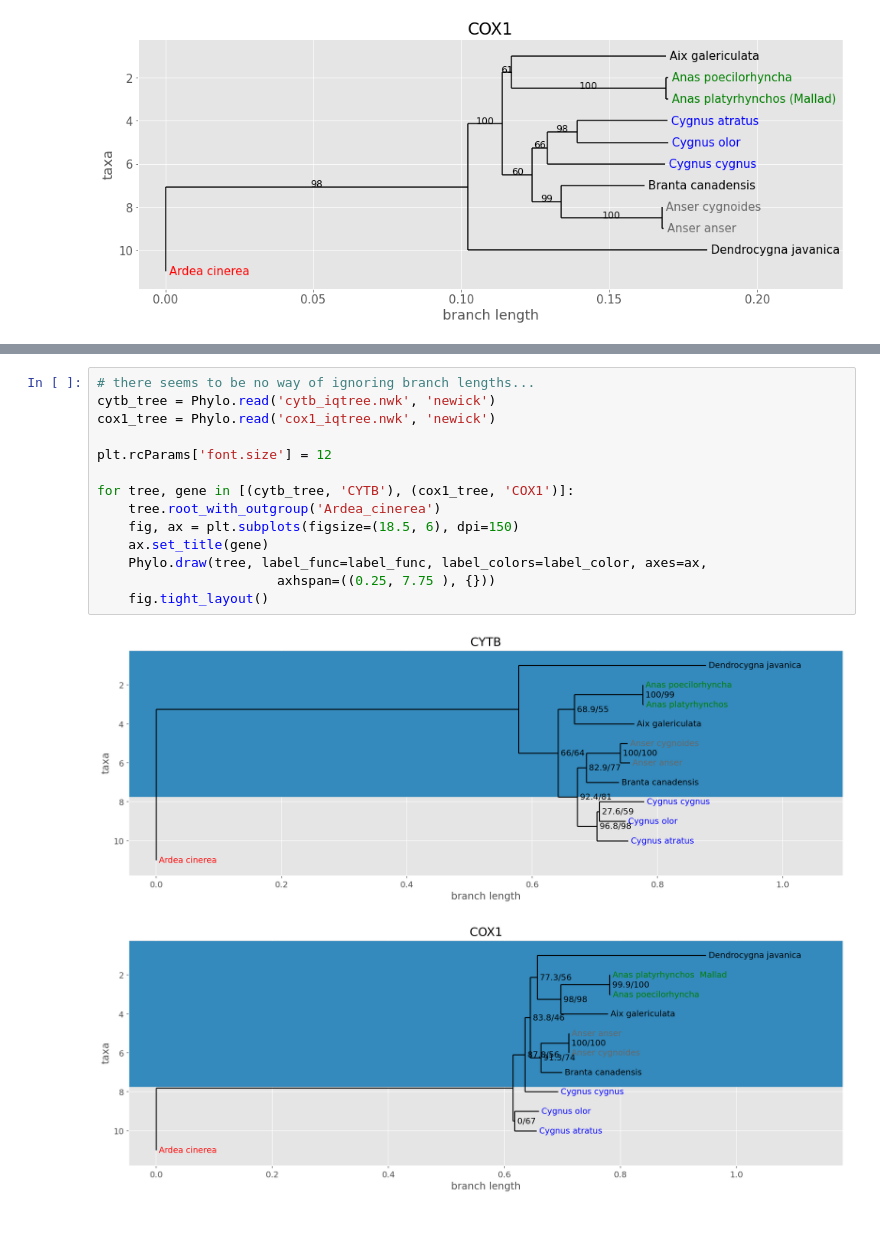
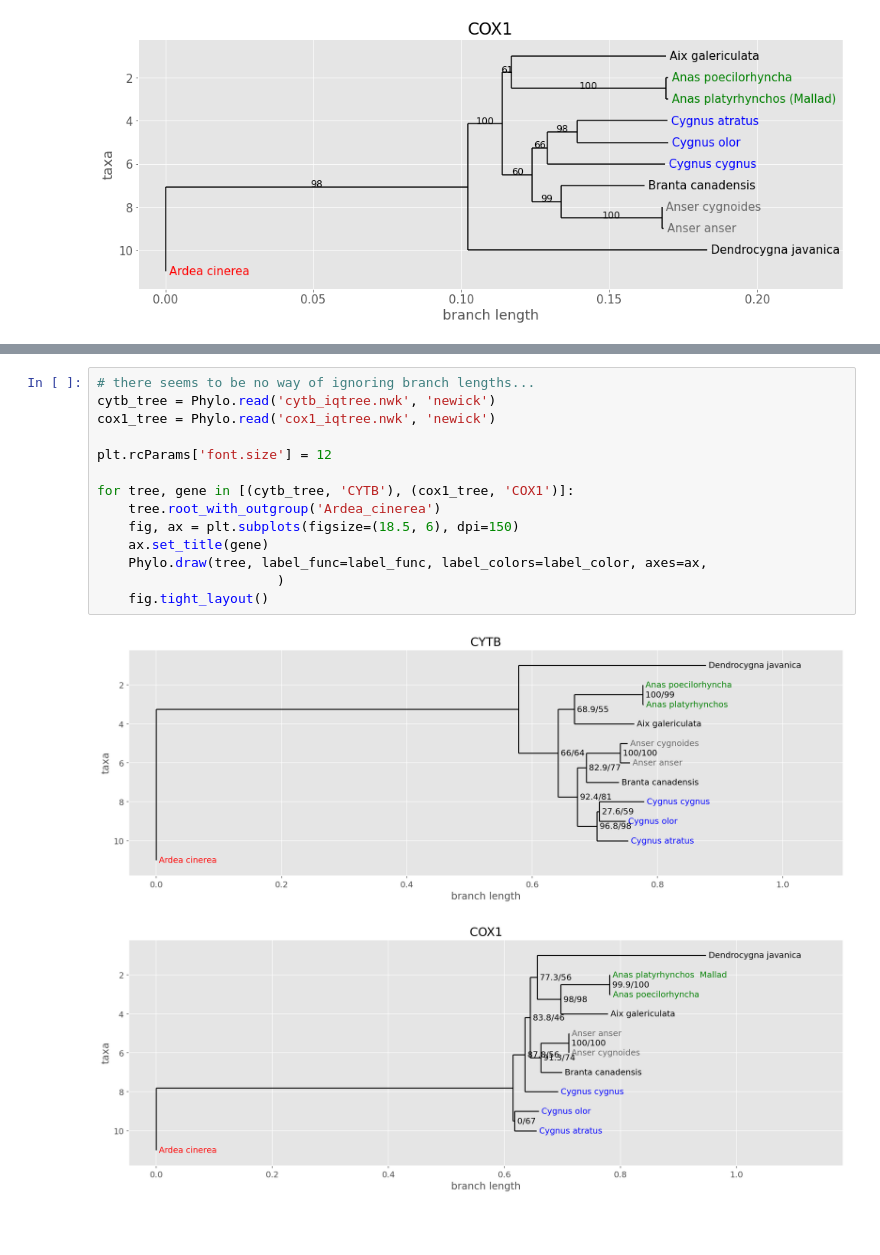
Before and after one commit to iam28th/BI-alg-bioinformatics, a Jupyter notebook: Phylogenetics/LabJournal.ipynb, the cells around one changed output, grey strips where cells are left out. Saved outputs shown, nothing was run; the diff lists cells and outputs as text.

```diff
--- a/Phylogenetics/LabJournal.ipynb
+++ b/Phylogenetics/LabJournal.ipynb
@@ -90,20 +90,20 @@ IQTREE parameters:
 # %%
 # there seems to be no way of ignoring branch lengths...
 cytb_tree = Phylo.read('cytb_iqtree.nwk', 'newick')
 cox1_tree = Phylo.read('cox1_iqtree.nwk', 'newick')
 
 plt.rcParams['font.size'] = 12
 
 for tree, gene in [(cytb_tree, 'CYTB'), (cox1_tree, 'COX1')]:
     tree.root_with_outgroup('Ardea_cinerea')
     fig, ax = plt.subplots(figsize=(18.5, 6), dpi=150)
     ax.set_title(gene)
     Phylo.draw(tree, label_func=label_func, label_colors=label_color, axes=ax,
-                       axhspan=((0.25, 7.75 ), {}))
+                       )
     fig.tight_layout()
 # %% [output]
-[figure, old version]
+[figure, new version]
-[figure, old version]
+[figure, new version]
 # %% [markdown]
 #
 # %% [markdown]
```
Also changed, not shown: 2 other files.
